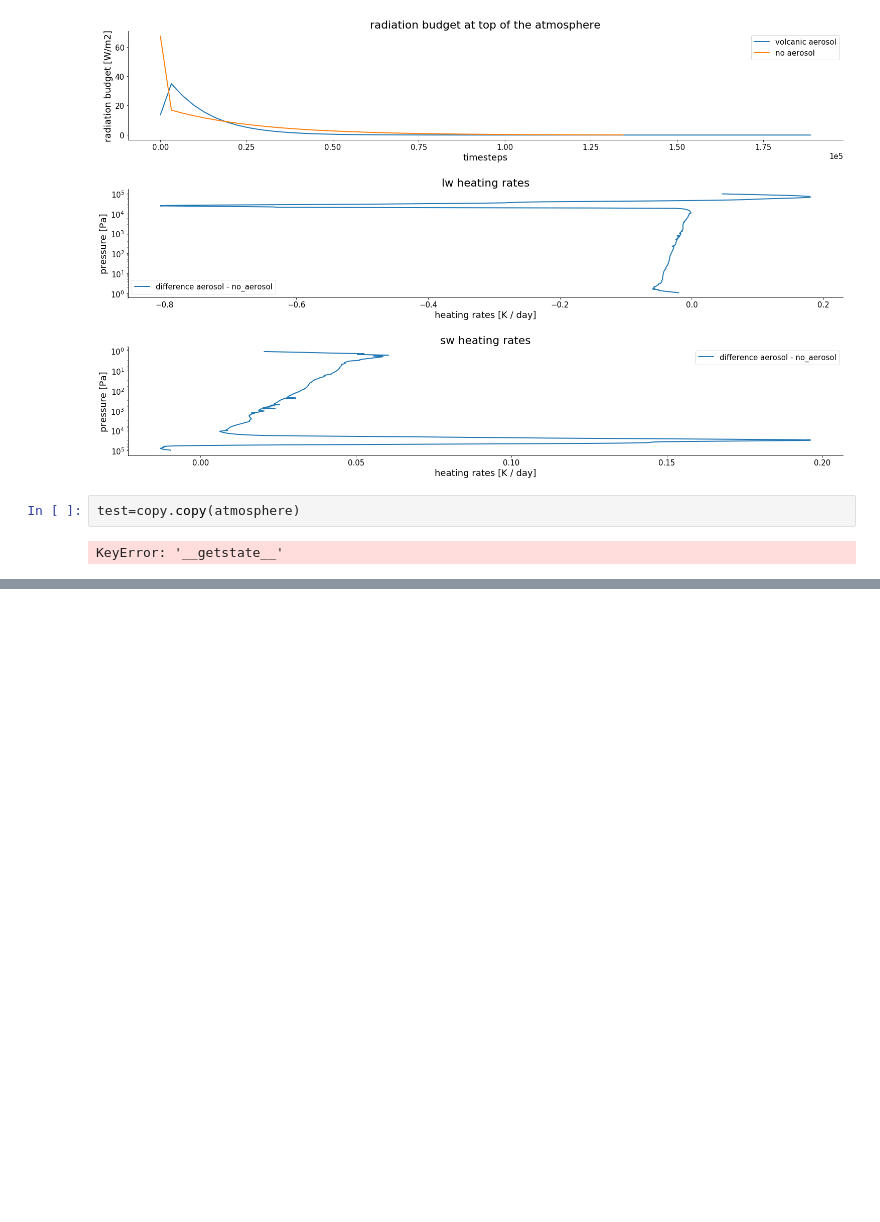
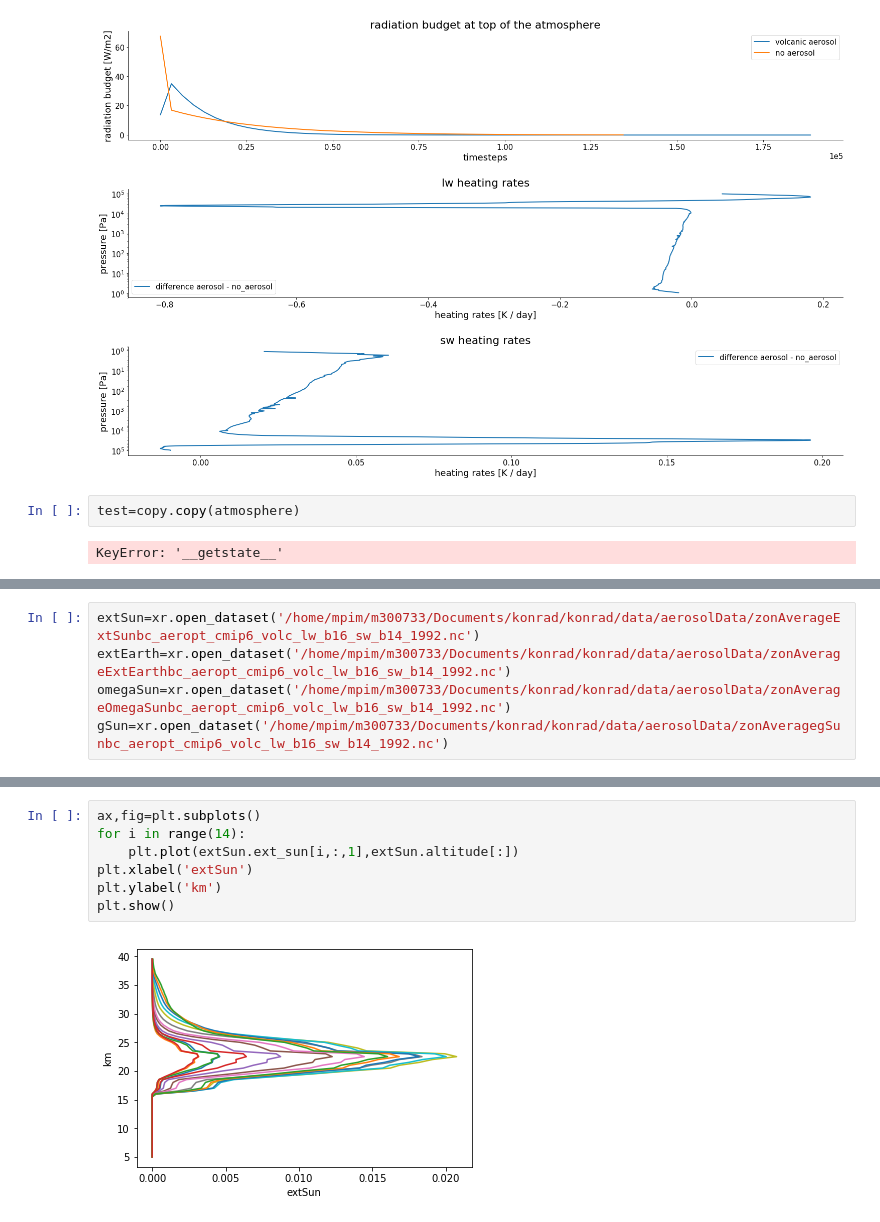
Before and after one commit to ClKroll/konradAeroModule, a Jupyter notebook: tutorials/volcanoExperiments.ipynb, the cells around one changed output, grey strips where cells are left out. Saved outputs shown, nothing was run; the diff lists cells and outputs as text; blank space fills up the shorter version.

```diff
--- a/tutorials/volcanoExperiments.ipynb
+++ b/tutorials/volcanoExperiments.ipynb
@@ -249,0 +436,5 @@ array([9.85712252e+04, 9.57609806e+04, 9.30043485e+04, 9.03013340e+04,
+# %%
+extSun=xr.open_dataset('/home/mpim/m300733/Documents/konrad/konrad/data/aerosolData/zonAverageExtSunbc_aeropt_cmip6_volc_lw_b16_sw_b14_1992.nc')
+extEarth=xr.open_dataset('/home/mpim/m300733/Documents/konrad/konrad/data/aerosolData/zonAverageExtEarthbc_aeropt_cmip6_volc_lw_b16_sw_b14_1992.nc')
+omegaSun=xr.open_dataset('/home/mpim/m300733/Documents/konrad/konrad/data/aerosolData/zonAverageOmegaSunbc_aeropt_cmip6_volc_lw_b16_sw_b14_1992.nc')
+gSun=xr.open_dataset('/home/mpim/m300733/Documents/konrad/konrad/data/aerosolData/zonAveragegSunbc_aeropt_cmip6_volc_lw_b16_sw_b14_1992.nc')
@@ -249,0 +461,9 @@ array([9.85712252e+04, 9.57609806e+04, 9.30043485e+04, 9.03013340e+04,
+# %%
+ax,fig=plt.subplots()
+for i in range(14):
+    plt.plot(extSun.ext_sun[i,:,1],extSun.altitude[:])
+plt.xlabel('extSun')
+plt.ylabel('km')
+plt.show()
+# %% [output]
+[figure, added]
```
Also changed, not shown: parts of 12 cells of this notebook, 1 other file.
